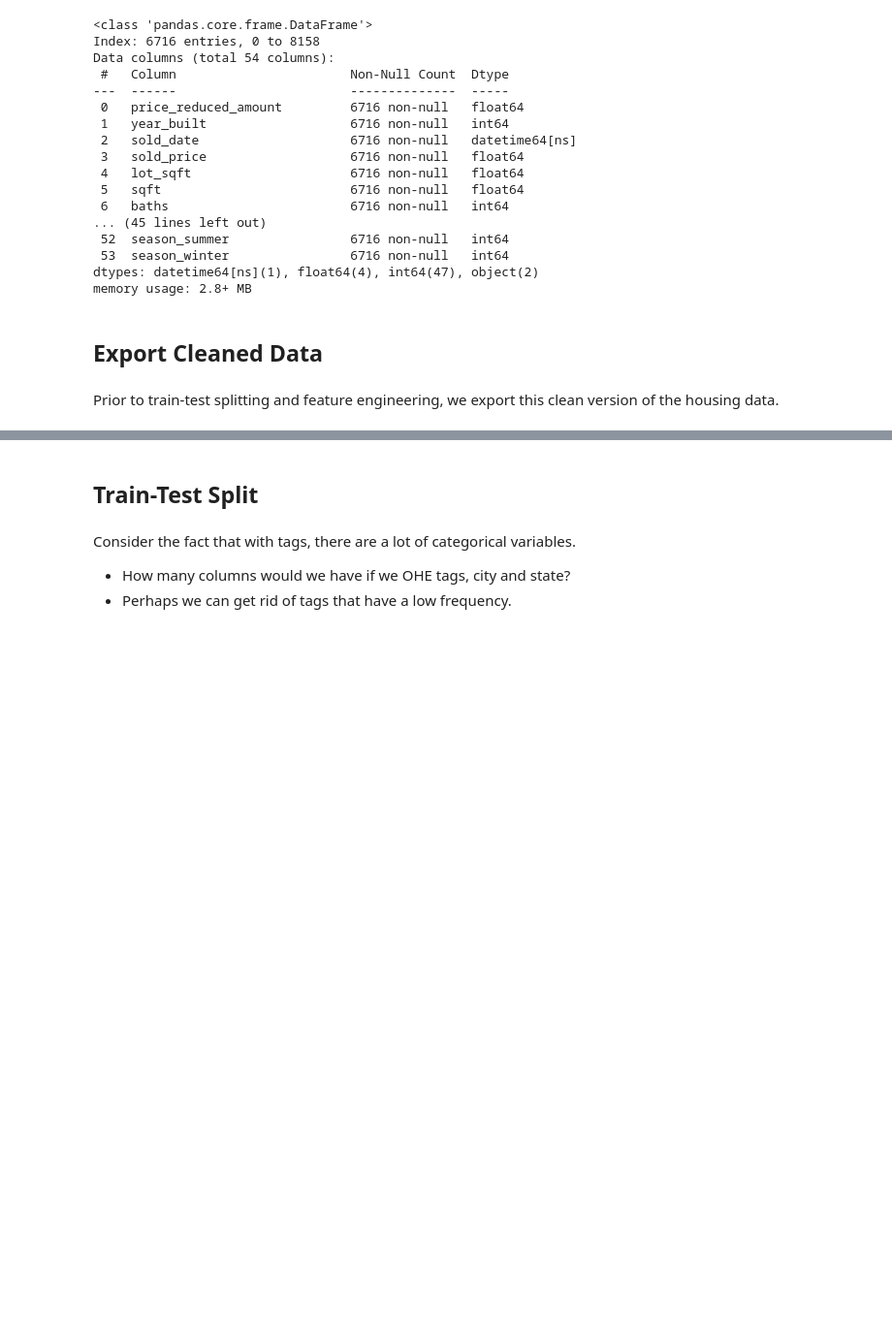
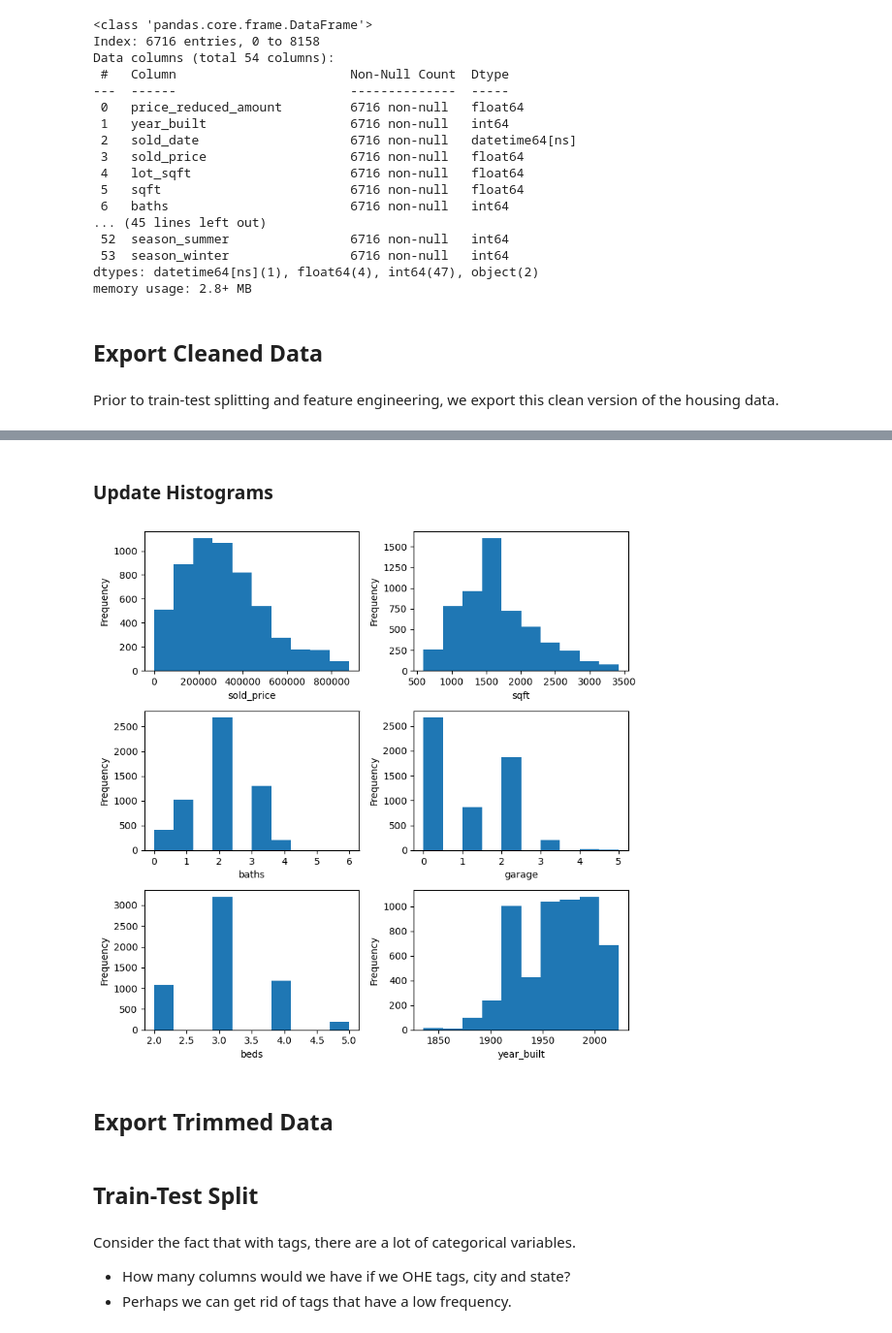
Before and after one commit to harnettd/midterm-project-machine-learning, a Jupyter notebook: notebooks/1-EDA-copy.ipynb, the cells around one changed output, grey strips where cells are left out. Shown at 97% size. Drawn from its saved outputs; the diff is of its cells as text; code cells hidden in the pictures; blank space fills up the shorter version.

```diff
--- a/notebooks/1-EDA-copy.ipynb
+++ b/notebooks/1-EDA-copy.ipynb
@@ -432,0 +480,21 @@ df.to_csv(filename, sep=',', header=True, index=False)
+# %%
+significant_features = [
+    'sold_price', 'sqft', 'baths', 'garage', 'beds', 'year_built'
+]
+
+df = trim_outliers(df, significant_features)
+# %% [markdown]
+### Update Histograms
+# %%
+nrows, ncols = 3, 2
+fig, axes = plt.subplots(nrows=nrows, ncols=ncols, figsize=(8, 8))
+for sf in significant_features:
+    sf_idx = significant_features.index(sf)
+    row = sf_idx // ncols
+    col = sf_idx % ncols
+    df[sf].plot(kind='hist', ax=axes[row, col], xlabel=sf)
+fig.tight_layout()
+# %% [output]
+[figure, added]
+# %% [markdown]
+## Export Trimmed Data
```
Also changed, not shown: parts of 8 cells of this notebook.
